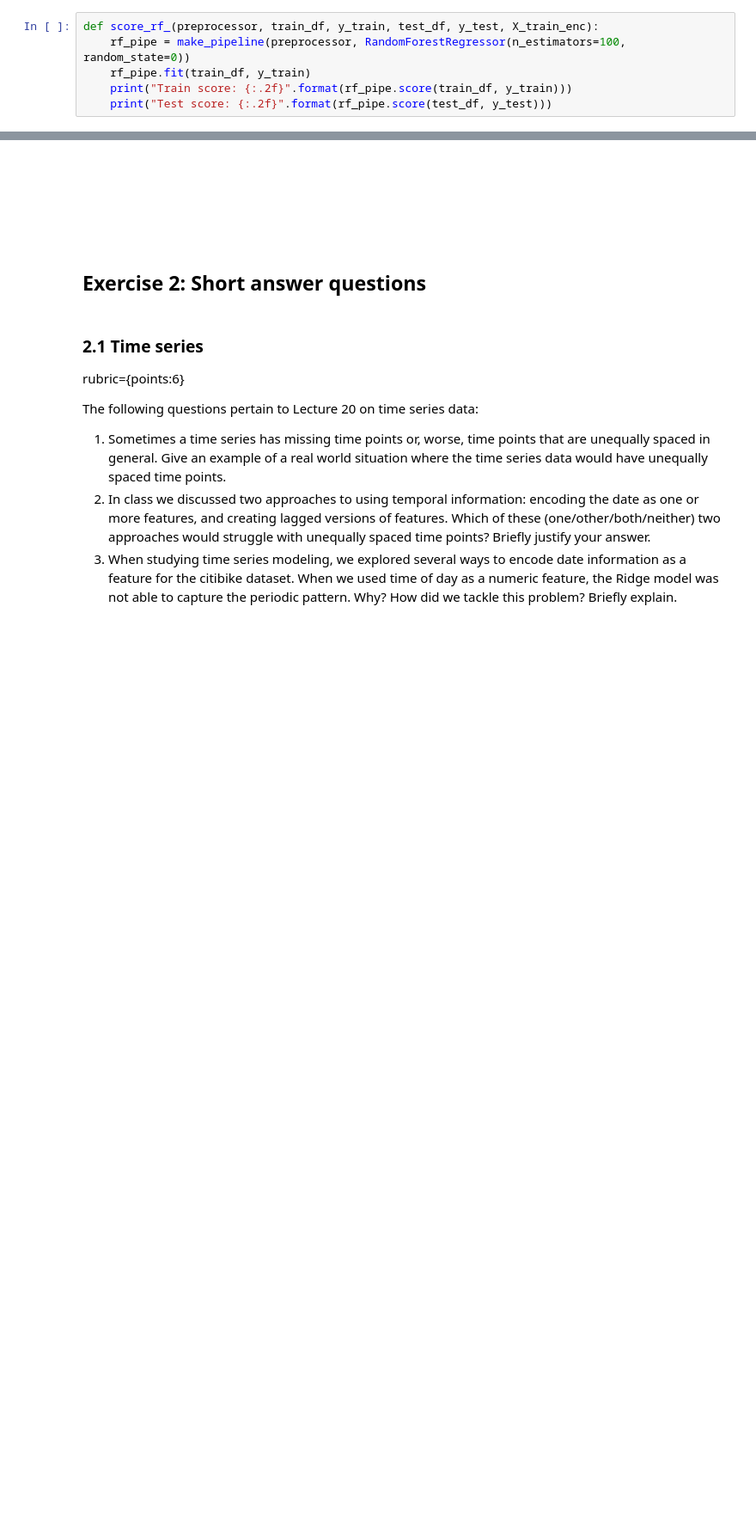
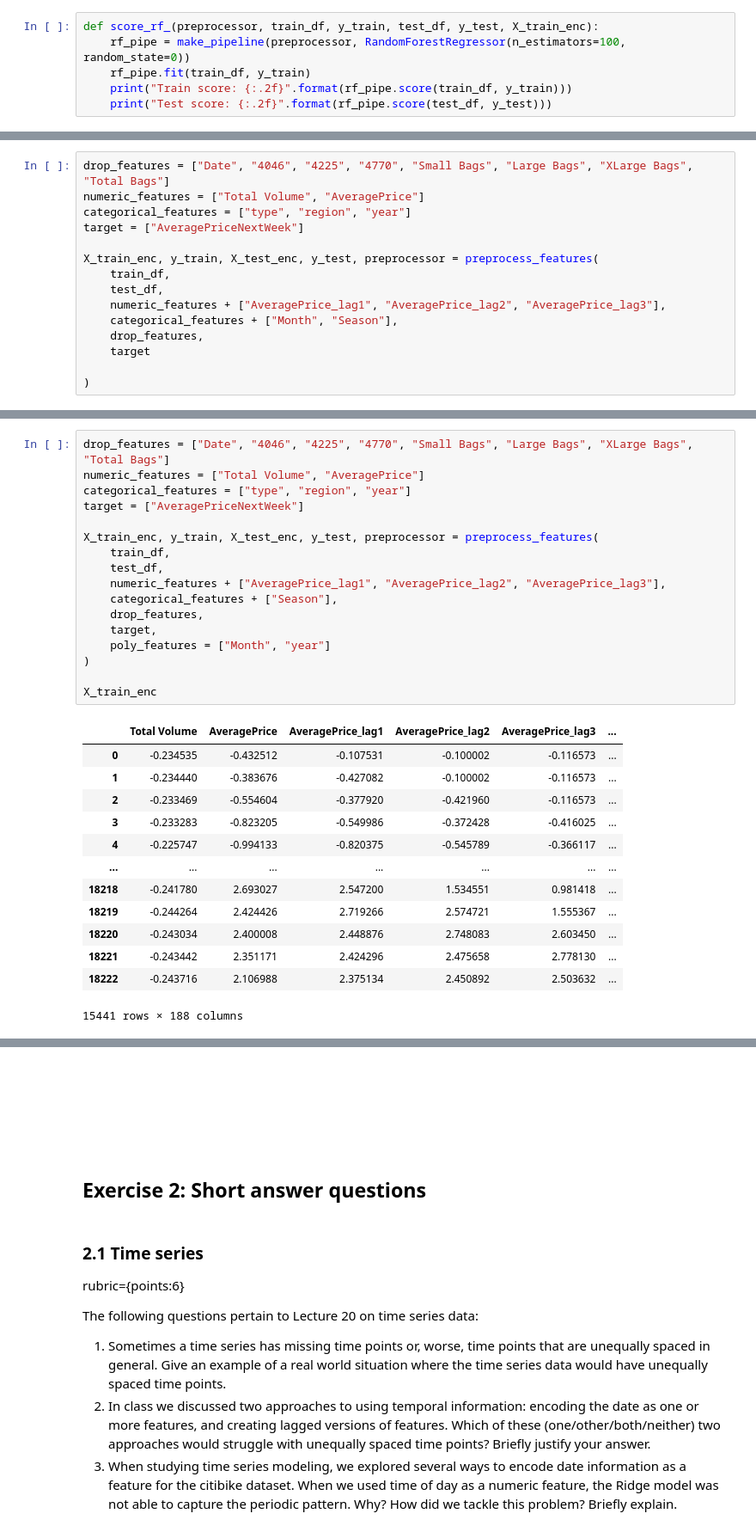
Before and after one commit to maxzixiaoxu/AvocadoTimeSeries, a Jupyter notebook: hw8.ipynb, the cells around one changed output, grey strips where cells are left out. Shown at 86% size. Drawn from its saved outputs; the diff is of its cells as text; blank space fills up the shorter version.

```diff
--- a/hw8.ipynb
+++ b/hw8.ipynb
@@ -693,0 +743,15 @@ Ellipsis
+# %%
+drop_features = ["Date", "4046", "4225", "4770", "Small Bags", "Large Bags", "XLarge Bags", "Total Bags"]
+numeric_features = ["Total Volume", "AveragePrice"]
+categorical_features = ["type", "region", "year"]
+target = ["AveragePriceNextWeek"]
+
+X_train_enc, y_train, X_test_enc, y_test, preprocessor = preprocess_features(
+    train_df,
+    test_df,
+    numeric_features + ["AveragePrice_lag1", "AveragePrice_lag2", "AveragePrice_lag3"],
+    categorical_features + ["Month", "Season"],
+    drop_features,
+    target
+
+)
@@ -693,0 +802,31 @@ Ellipsis
+# %%
+drop_features = ["Date", "4046", "4225", "4770", "Small Bags", "Large Bags", "XLarge Bags", "Total Bags"]
+numeric_features = ["Total Volume", "AveragePrice"]
+categorical_features = ["type", "region", "year"]
+target = ["AveragePriceNextWeek"]
+
+X_train_enc, y_train, X_test_enc, y_test, preprocessor = preprocess_features(
+    train_df,
+    test_df,
+    numeric_features + ["AveragePrice_lag1", "AveragePrice_lag2", "AveragePrice_lag3"],
+    categorical_features + ["Season"],
+    drop_features,
+    target,
+    poly_features = ["Month", "year"]
+)
+
+X_train_enc
+# %% [output]
+|  | Total Volume | AveragePrice | AveragePrice_lag1 | AveragePrice_lag2 | AveragePrice_lag3 | ... |
+| 0 | -0.234535 | -0.432512 | -0.107531 | -0.100002 | -0.116573 | ... |
+| 1 | -0.234440 | -0.383676 | -0.427082 | -0.100002 | -0.116573 | ... |
+| 2 | -0.233469 | -0.554604 | -0.377920 | -0.421960 | -0.116573 | ... |
+| 3 | -0.233283 | -0.823205 | -0.549986 | -0.372428 | -0.416025 | ... |
+| 4 | -0.225747 | -0.994133 | -0.820375 | -0.545789 | -0.366117 | ... |
+| ... | ... | ... | ... | ... | ... | ... |
+| 18218 | -0.241780 | 2.693027 | 2.547200 | 1.534551 | 0.981418 | ... |
+| 18219 | -0.244264 | 2.424426 | 2.719266 | 2.574721 | 1.555367 | ... |
+| 18220 | -0.243034 | 2.400008 | 2.448876 | 2.748083 | 2.603450 | ... |
+| 18221 | -0.243442 | 2.351171 | 2.424296 | 2.475658 | 2.778130 | ... |
+| 18222 | -0.243716 | 2.106988 | 2.375134 | 2.450892 | 2.503632 | ... |
+15441 rows × 188 columns
```
Also changed, not shown: parts of 24 cells of this notebook.
